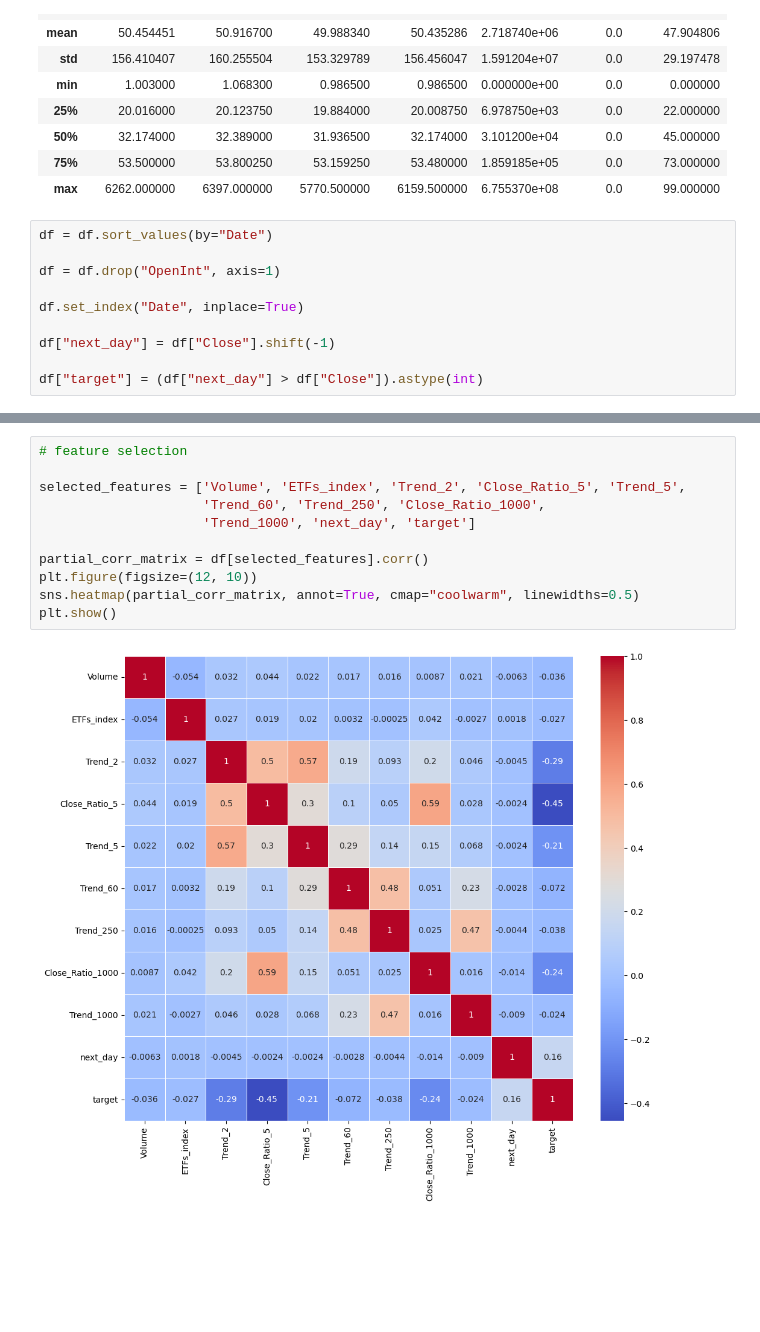
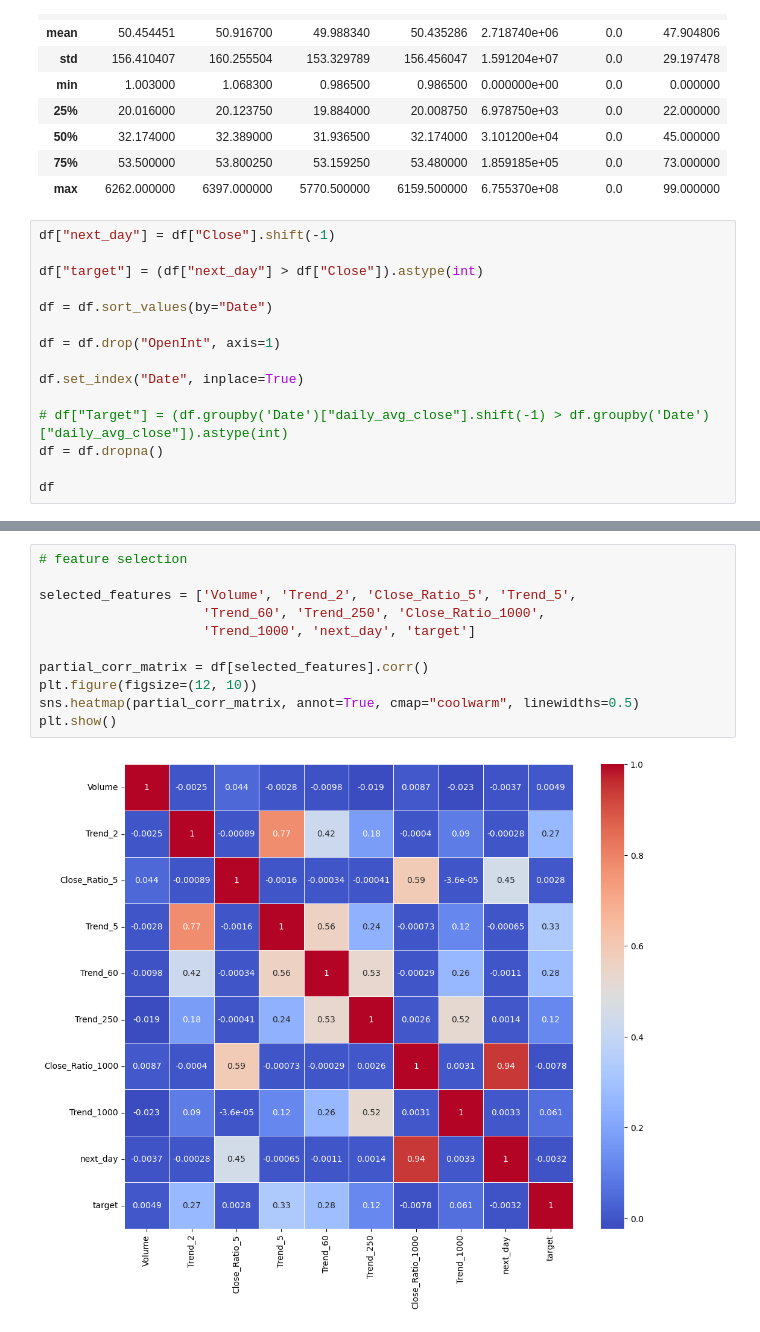
Before and after one commit to SichenLiu111/CS334FinalProjectCode, a Jupyter notebook: preprocess/preprocessing_new.ipynb, the cells around one changed output, grey strips where cells are left out. Cells and saved outputs as stored; diff of their text form; blank space fills up the shorter version.

```diff
--- a/preprocess/preprocessing_new.ipynb
+++ b/preprocess/preprocessing_new.ipynb
@@ -46,12 +46,17 @@ df.describe()
 | 75% | 53.500000 | 53.800250 | 53.159250 | 53.480000 | 1.859185e+05 | 0.0 | 73.000000 |
 | max | 6262.000000 | 6397.000000 | 5770.500000 | 6159.500000 | 6.755370e+08 | 0.0 | 99.000000 |
 # %%
+df["next_day"] = df["Close"].shift(-1)
+
+df["target"] = (df["next_day"] > df["Close"]).astype(int)
+
 df = df.sort_values(by="Date")
 
 df = df.drop("OpenInt", axis=1)
 
 df.set_index("Date", inplace=True)
 
-df["next_day"] = df["Close"].shift(-1)
+# df["Target"] = (df.groupby('Date')["daily_avg_close"].shift(-1) > df.groupby('Date')["daily_avg_close"]).astype(int)
+df = df.dropna()
 
-df["target"] = (df["next_day"] > df["Close"]).astype(int)
+df
@@ -100,14 +128,14 @@ plt.show()
 # %%
 # feature selection
 
-selected_features = ['Volume', 'ETFs_index', 'Trend_2', 'Close_Ratio_5', 'Trend_5',
+selected_features = ['Volume', 'Trend_2', 'Close_Ratio_5', 'Trend_5',
                      'Trend_60', 'Trend_250', 'Close_Ratio_1000',
                      'Trend_1000', 'next_day', 'target']
 
 partial_corr_matrix = df[selected_features].corr()
 plt.figure(figsize=(12, 10))
 sns.heatmap(partial_corr_matrix, annot=True, cmap="coolwarm", linewidths=0.5)
 plt.show()
 # %% [output]
-[figure, old version]
+[figure, new version]
 # %%
```
Also changed, not shown: parts of 9 cells of this notebook, 6 other files.
